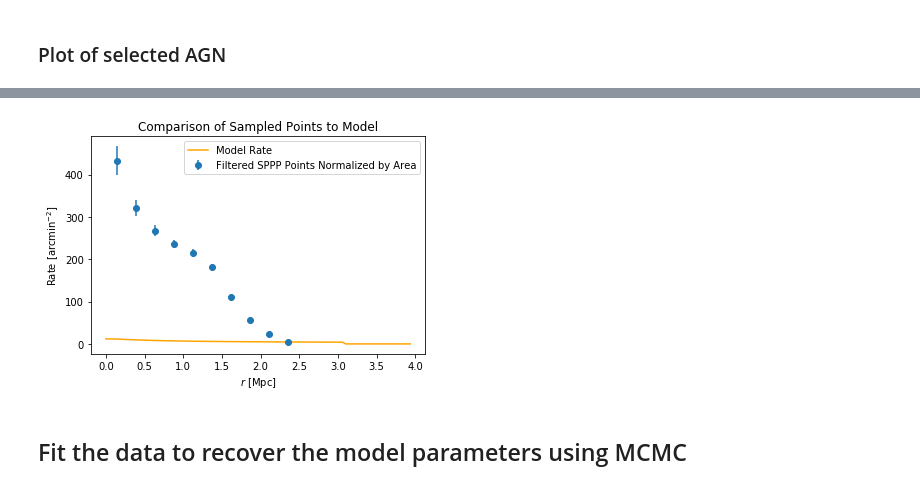
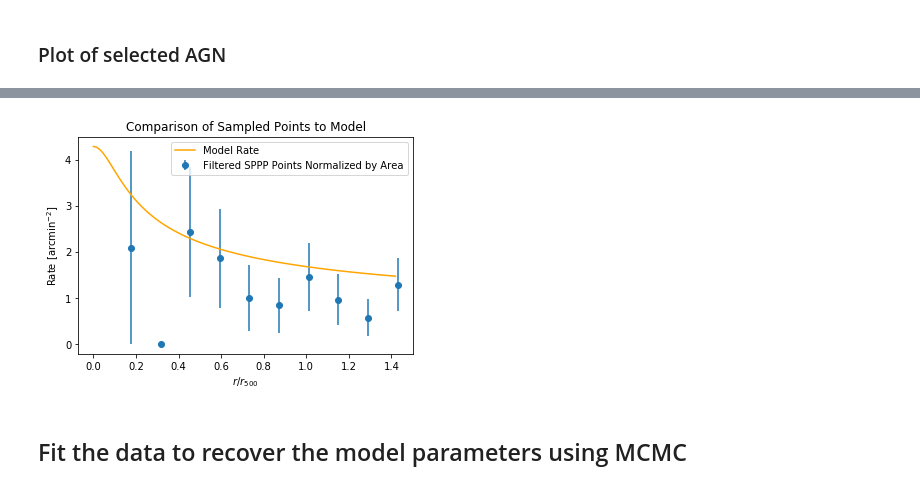
Before and after one commit to floydie7/SPT_AGN, a Jupyter notebook: Mock_Data_Generation_and_fitting.ipynb, the cells around one changed output, grey strips where cells are left out. Saved outputs shown, nothing was run; the diff lists cells and outputs as text; code cells hidden in the pictures.

```diff
--- a/Mock_Data_Generation_and_fitting.ipynb
+++ b/Mock_Data_Generation_and_fitting.ipynb
@@ -37,7 +37,7 @@ def model_rate(z, m, r500, r, params):
     # Unpack our parameters
     theta, eta, zeta, beta = params
 
-    theta = theta / u.Mpc**2
+    theta = theta / u.Mpc**2 * cosmo.kpc_proper_per_arcmin(z).to(u.Mpc/u.arcmin)**2
     background = 0.371 / u.arcmin**2
     r = r * u.arcmin * cosmo.kpc_proper_per_arcmin(z).to(u.Mpc/u.arcmin)
 
@@ -45,7 +45,7 @@ def model_rate(z, m, r500, r, params):
     rc = 0.1 * u.Mpc
 
     # Our amplitude is determined from the cluster data
-    a = theta * cosmo.kpc_proper_per_arcmin(z).to(u.Mpc/u.arcmin)**2 * (1 + z)**eta * (m / (1e15 * u.Msun))**zeta
+    a = theta * (1 + z)**eta * (m / (1e15 * u.Msun))**zeta
 
     # Our model rate is a surface density of objects in angular units (as we only have the background in angular units)
     model = a * (1 + (r / rc) ** 2) ** (-1.5 * beta + 0.5) + background
@@ -228,16 +228,17 @@ for cluster in cluster_sample:
     # Calculate the radii of the final AGN scaled by the cluster's r500 radius
     r_final_arcmin = (np.sqrt((x_final - Dx / 2.) ** 2 + (y_final - Dx / 2.) ** 2) * u.arcmin)
     r_final = r_final_arcmin * cosmo.kpc_proper_per_arcmin(z_cl).to(u.Mpc / u.arcmin)
+    r_final_r500 = r_final / r500_cl
 
     if r_final.size != 0:
         # Create a table of our output objects
-        AGN_list = Table([r_final, r_final_arcmin], names=['radial_Mpc', 'radial_arcmin'])
+        AGN_list = Table([r_final, r_final_arcmin, r_final_r500], names=['radial_Mpc', 'radial_arcmin', 'radial_r500'])
         AGN_list['SPT_ID'] = spt_id
         AGN_list['M500'] = m500_cl
         AGN_list['REDSHIFT'] = z_cl
         AGN_list['r500'] = r500_cl
 
-        AGN_cat = AGN_list['SPT_ID', 'REDSHIFT', 'M500', 'r500', 'radial_Mpc', 'radial_arcmin']
+        AGN_cat = AGN_list['SPT_ID', 'REDSHIFT', 'M500', 'r500', 'radial_Mpc', 'radial_arcmin', 'radial_r500']
         AGN_cats.append(AGN_cat)
 
 outAGN = vstack(AGN_cats)
@@ -267,8 +268,9 @@ Mean aperture area: 34.07219895124847 arcmin2
 # %% [markdown]
 ### Plot of model rate
 # %%
+r_r500 = r_dist * u.arcmin * cosmo.kpc_proper_per_arcmin(z_cl).to(u.Mpc/u.arcmin) / r500_cl
 fig, ax = plt.subplots()
-ax.plot(r_dist / r500_cl, rad_model)
+ax.plot(r_r500, rad_model)
 ax.set(title='Model rate', xlabel=r'$r/r_{500}$', ylabel=r'$N(r)$ [arcmin$^{-2}$]')
 plt.show()
 # %% [output]
@@ -297,12 +299,12 @@ plt.show()
 # %%
-hist, bin_edges = np.histogram(outAGN['radial_Mpc'])
+hist, bin_edges = np.histogram(r_final_r500)
 bins = (bin_edges[1:len(bin_edges)]-bin_edges[0:len(bin_edges)-1])/2. + bin_edges[0:len(bin_edges)-1]
-plt.hist(outAGN['radial_Mpc'])
+plt.hist(r_final_r500)
 
 # but normalise the area
-area_edges = np.pi * bin_edges**2
+area_edges = np.pi * (bin_edges * r500_cl)**2
 area = area_edges[1:len(area_edges)]-area_edges[0:len(area_edges)-1]
-area_arcmin2 = area * u.Mpc**2 * cosmo.arcsec_per_kpc_proper(z_cl).to(u.arcmin / u.Mpc)**2
+area_arcmin2 = area * cosmo.arcsec_per_kpc_proper(z_cl).to(u.arcmin / u.Mpc)**2
 
 err = np.sqrt(hist)/area_arcmin2.value
 # %% [output]
@@ -310,12 +332,12 @@ err = np.sqrt(hist)/area_arcmin2.value
 # %%
 fig, ax = plt.subplots()
-ax.errorbar(bins/r500_cl.value, hist/area_arcmin2.value, yerr=err, fmt='o', label='Filtered SPPP Points Normalized by Area')
-ax.plot(r_dist/r500_cl, rad_model, color="orange", label='Model Rate')
-ax.set(title='Comparison of Sampled Points to Model', xlabel=r'$r$ [Mpc]', ylabel=r'Rate [arcmin$^{-2}$]')
+ax.errorbar(bins, hist/area_arcmin2.value, yerr=err, fmt='o', label='Filtered SPPP Points Normalized by Area')
+ax.plot(r_r500, rad_model, color="orange", label='Model Rate')
+ax.set(title='Comparison of Sampled Points to Model', xlabel=r'$r/r_{{500}}$', ylabel=r'Rate [arcmin$^{-2}$]')
 ax.legend()
 plt.show()
 # %% [output]
-[figure, old version]
+[figure, new version]
 # %% [markdown]
 ## Fit the data to recover the model parameters using MCMC
 # %%
```
Also changed, not shown: parts of 6 cells of this notebook.
